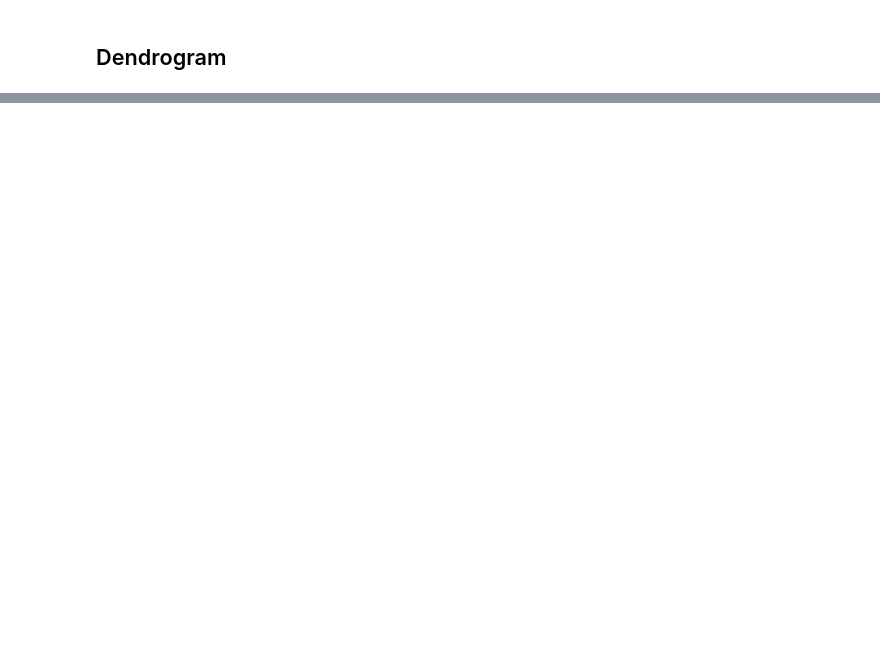
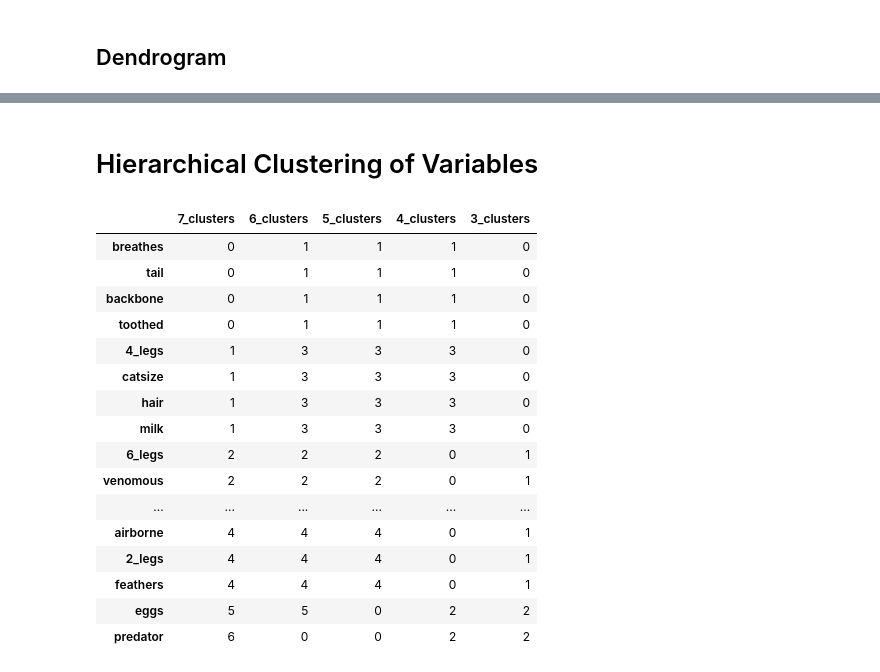
Before and after one commit to salml/animal-classification, a Jupyter notebook: notebooks/Clustering.ipynb, the cells around one changed output, grey strips where cells are left out. Saved outputs shown, nothing was run; the diff lists cells and outputs as text; code cells hidden in the pictures; blank space fills up the shorter version.

```diff
--- a/notebooks/Clustering.ipynb
+++ b/notebooks/Clustering.ipynb
@@ -76,0 +78,48 @@ plt.show()
+# %% [markdown]
+# Hierarchical Clustering of Variables
+# %%
+from sklearn.cluster import FeatureAgglomeration
+
+features = X.columns.values
+fa = FeatureAgglomeration(n_clusters=7).fit(X)
+
+f_clusters = pd.DataFrame(fa.labels_, index=features, columns=['7_clusters'])
+# %%
+features = X.columns.values
+fa = FeatureAgglomeration(n_clusters=6).fit(X)
+
+f_clusters = f_clusters.join(pd.DataFrame(fa.labels_, index=features, columns=['6_clusters']))
+# %%
+features = X.columns.values
+fa = FeatureAgglomeration(n_clusters=5).fit(X)
+
+f_clusters = f_clusters.join(pd.DataFrame(fa.labels_, index=features, columns=['5_clusters']))
+# %%
+features = X.columns.values
+fa = FeatureAgglomeration(n_clusters=4).fit(X)
+
+f_clusters = f_clusters.join(pd.DataFrame(fa.labels_, index=features, columns=['4_clusters']))
+# %%
+features = X.columns.values
+fa = FeatureAgglomeration(n_clusters=3).fit(X)
+
+f_clusters = f_clusters.join(pd.DataFrame(fa.labels_, index=features, columns=['3_clusters']))
+f_clusters.sort_values(by=f_clusters.columns[0])
+# %% [output]
+|  | 7_clusters | 6_clusters | 5_clusters | 4_clusters | 3_clusters |
+| breathes | 0 | 1 | 1 | 1 | 0 |
+| tail | 0 | 1 | 1 | 1 | 0 |
+| backbone | 0 | 1 | 1 | 1 | 0 |
+| toothed | 0 | 1 | 1 | 1 | 0 |
+| 4_legs | 1 | 3 | 3 | 3 | 0 |
+| catsize | 1 | 3 | 3 | 3 | 0 |
+| hair | 1 | 3 | 3 | 3 | 0 |
+| milk | 1 | 3 | 3 | 3 | 0 |
+| 6_legs | 2 | 2 | 2 | 0 | 1 |
+| venomous | 2 | 2 | 2 | 0 | 1 |
+| ... | ... | ... | ... | ... | ... |
+| airborne | 4 | 4 | 4 | 0 | 1 |
+| 2_legs | 4 | 4 | 4 | 0 | 1 |
+| feathers | 4 | 4 | 4 | 0 | 1 |
+| eggs | 5 | 5 | 0 | 2 | 2 |
+| predator | 6 | 0 | 0 | 2 | 2 |
```
Also changed, not shown: parts of 9 cells of this notebook, 3 other files.
